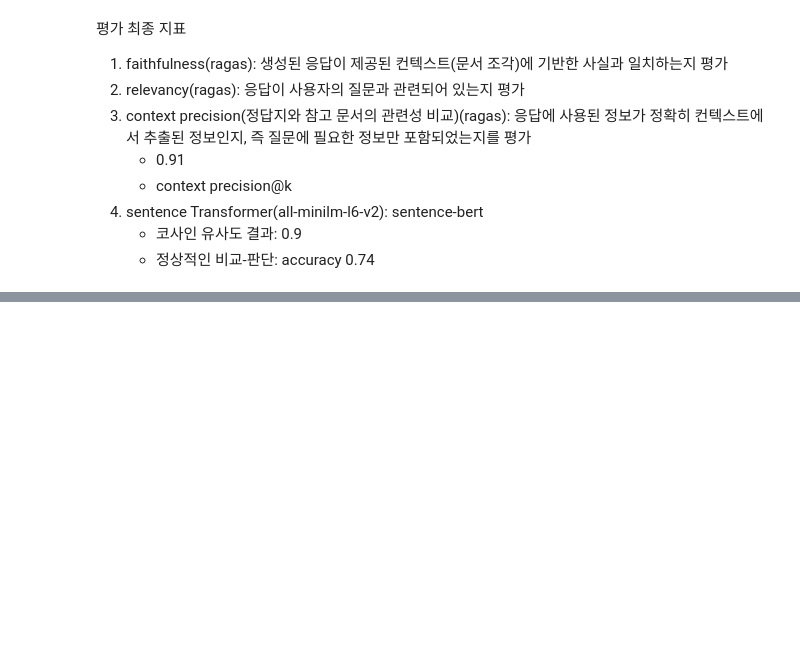
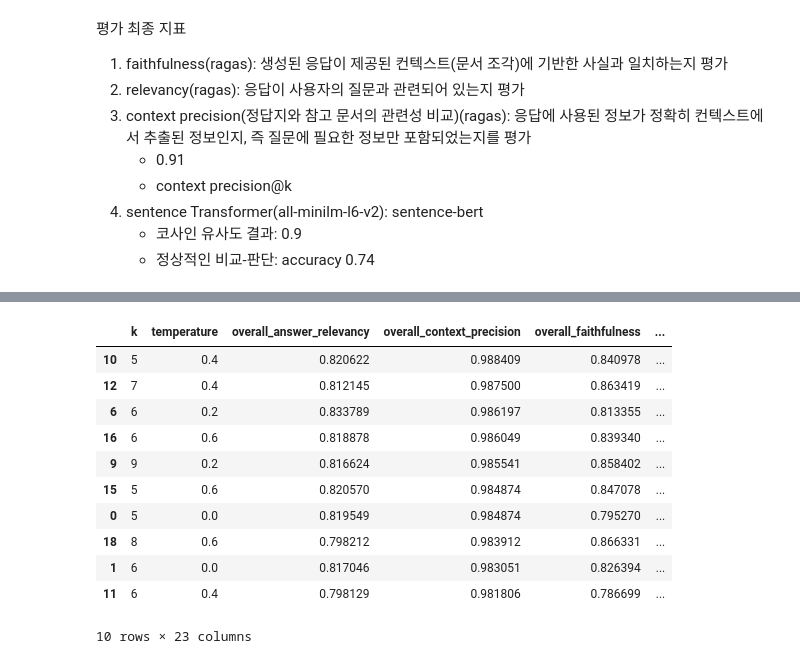
Before and after one commit to yswSlamDunk/SportAgent, a Jupyter notebook: jupyter/3202. Generate.ipynb, the cells around one changed output, grey strips where cells are left out. Drawn from its saved outputs; the diff is of its cells as text; code cells hidden in the pictures; blank space fills up the shorter version.

```diff
--- a/jupyter/3202. Generate.ipynb
+++ b/jupyter/3202. Generate.ipynb
@@ -126,0 +231,15 @@ list
+# %%
+result.sort_values(by='overall_context_precision', ascending=False).head(10)
+# %% [output]
+|  | k | temperature | overall_answer_relevancy | overall_context_precision | overall_faithfulness | ... |
+| 10 | 5 | 0.4 | 0.820622 | 0.988409 | 0.840978 | ... |
+| 12 | 7 | 0.4 | 0.812145 | 0.987500 | 0.863419 | ... |
+| 6 | 6 | 0.2 | 0.833789 | 0.986197 | 0.813355 | ... |
+| 16 | 6 | 0.6 | 0.818878 | 0.986049 | 0.839340 | ... |
+| 9 | 9 | 0.2 | 0.816624 | 0.985541 | 0.858402 | ... |
+| 15 | 5 | 0.6 | 0.820570 | 0.984874 | 0.847078 | ... |
+| 0 | 5 | 0.0 | 0.819549 | 0.984874 | 0.795270 | ... |
+| 18 | 8 | 0.6 | 0.798212 | 0.983912 | 0.866331 | ... |
+| 1 | 6 | 0.0 | 0.817046 | 0.983051 | 0.826394 | ... |
+| 11 | 6 | 0.4 | 0.798129 | 0.981806 | 0.786699 | ... |
+10 rows × 23 columns
```
Also changed, not shown: parts of 25 cells of this notebook, 11 other files.
